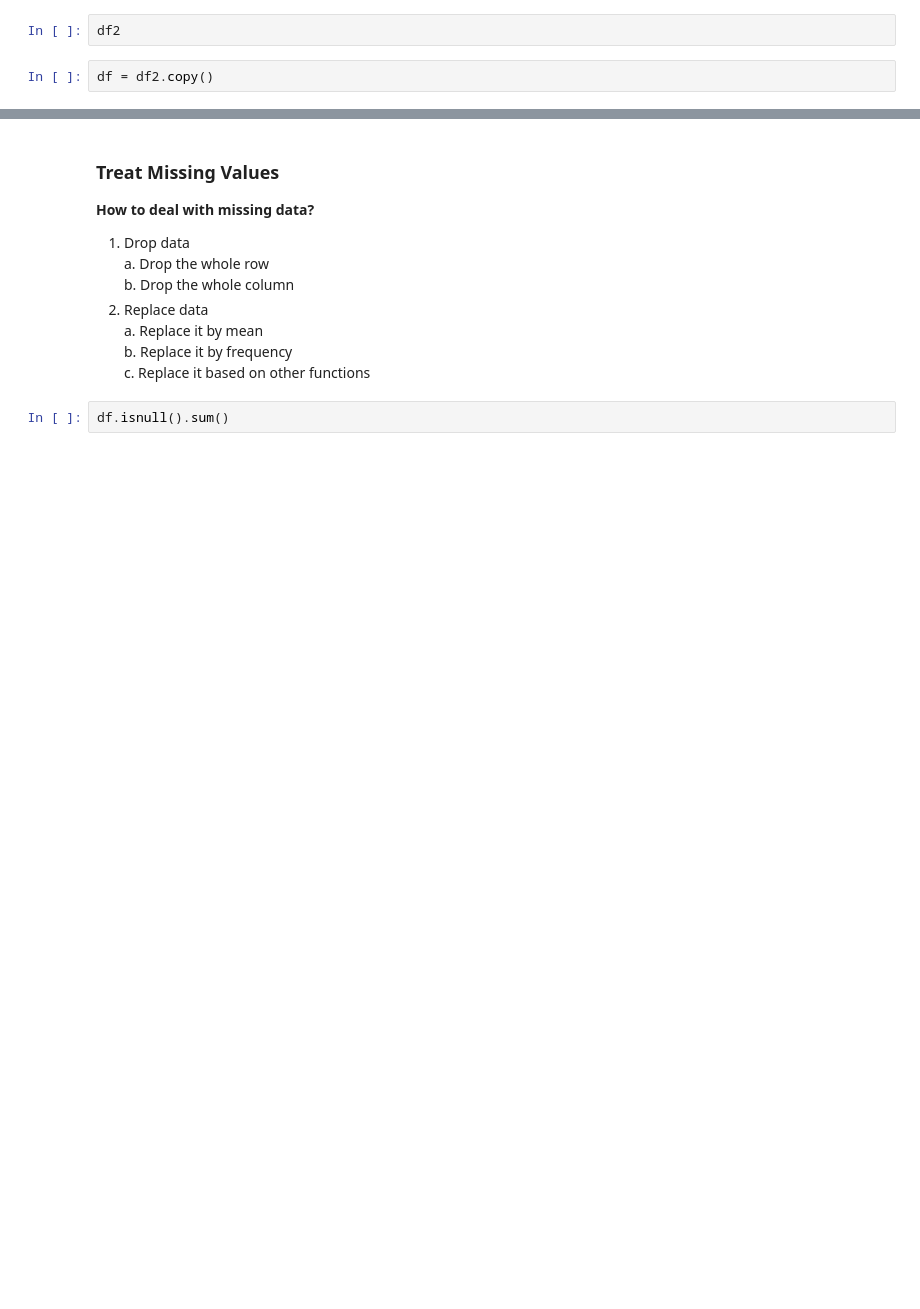
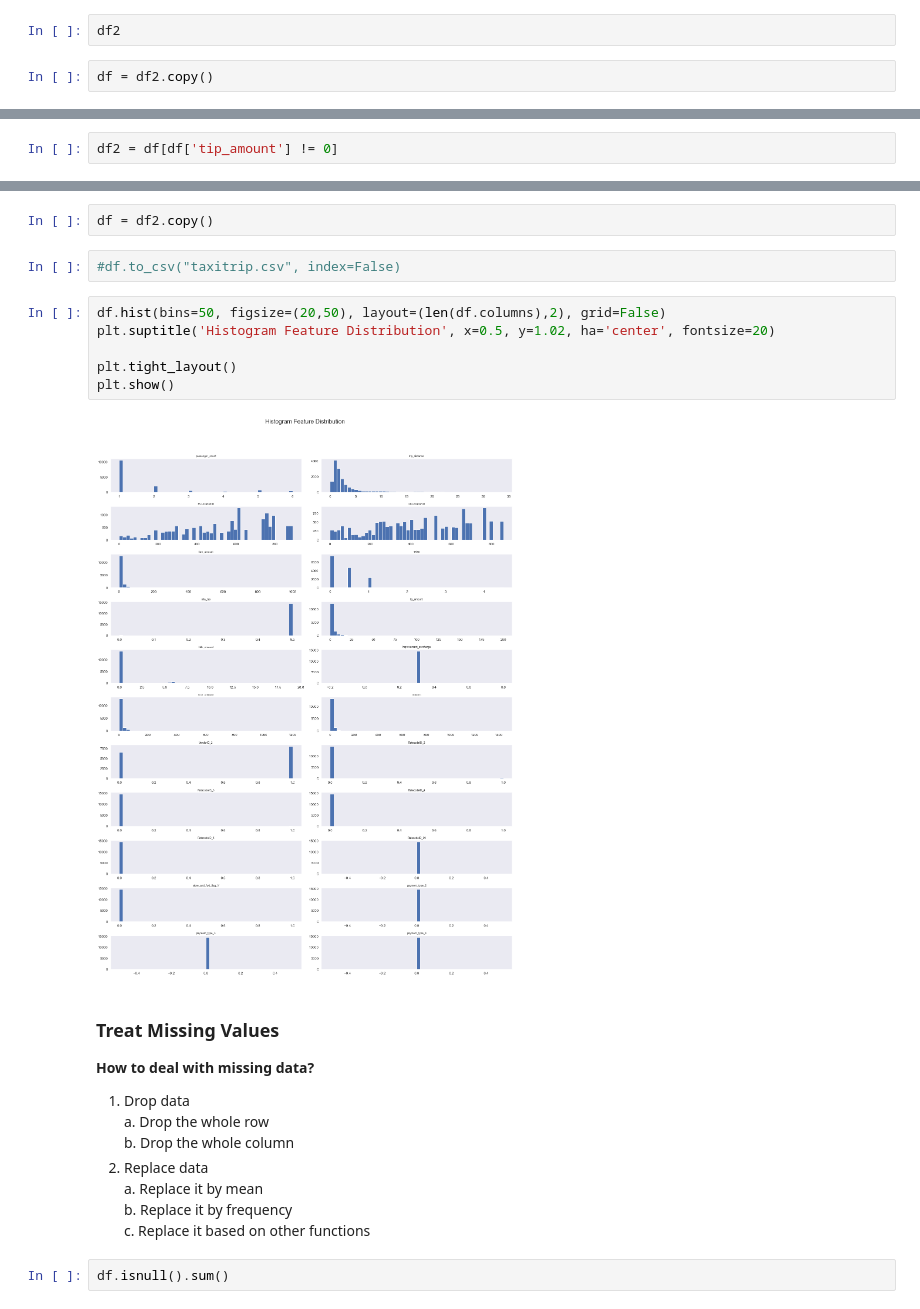
Before and after one commit to dennislamcv1/GoogleADA, a Jupyter notebook: Regression Analysis/Course 5 Automatidata project Second notebook.ipynb, the cells around one changed output, grey strips where cells are left out. Cells and saved outputs as stored; diff of their text form; blank space fills up the shorter version.

```diff
--- a/Regression Analysis/Course 5 Automatidata project Second notebook.ipynb
+++ b/Regression Analysis/Course 5 Automatidata project Second notebook.ipynb
@@ -304,0 +409,2 @@ df = df2.copy()
+# %%
+df2 = df[df['tip_amount'] != 0]
@@ -305,3 +429,15 @@ df = df2.copy()
+# %%
+df = df2.copy()
+# %%
+#df.to_csv("taxitrip.csv", index=False)
+# %%
+df.hist(bins=50, figsize=(20,50), layout=(len(df.columns),2), grid=False)
+plt.suptitle('Histogram Feature Distribution', x=0.5, y=1.02, ha='center', fontsize=20)
+
+plt.tight_layout()
+plt.show()
+# %% [output]
+[figure, added]
 # %% [markdown]
 ### Treat Missing Values
 
```
Also changed, not shown: parts of 116 cells of this notebook, 1 other file.
